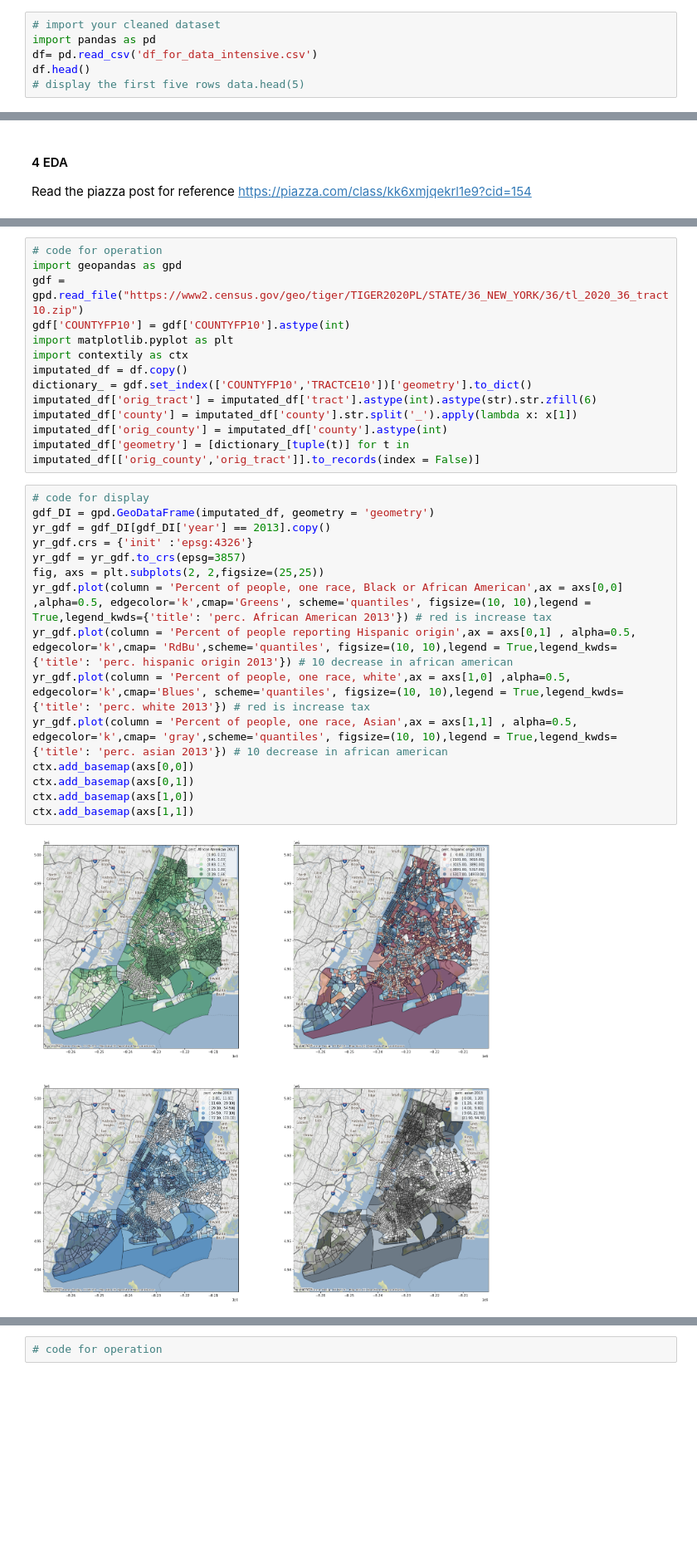
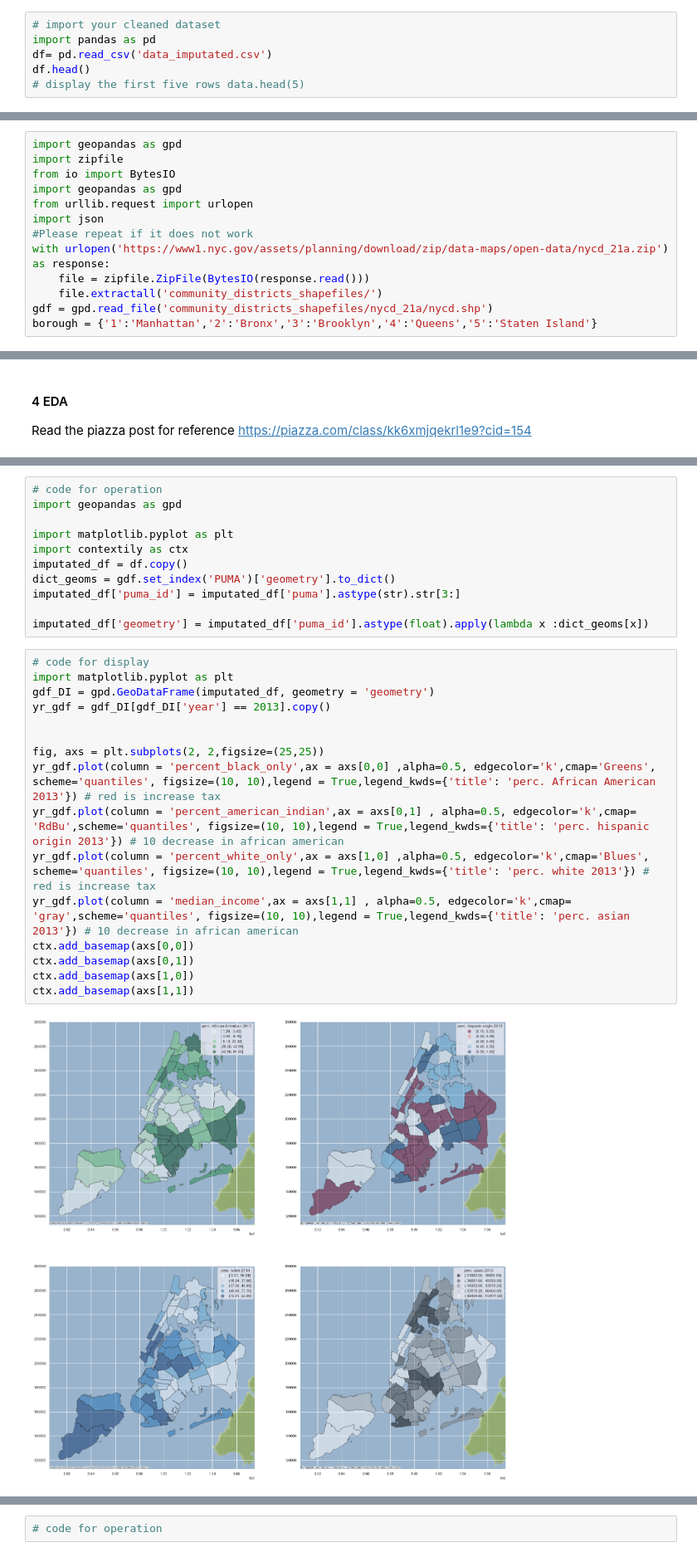
Before and after one commit to zemingzhang1/Data-Intensive, a Jupyter notebook: phase2.ipynb, the cells around one changed output, grey strips where cells are left out. Shown at 83% size. Saved outputs shown, nothing was run; the diff lists cells and outputs as text; blank space fills up the shorter version.

```diff
--- a/phase2.ipynb
+++ b/phase2.ipynb
@@ -19,7 +19,7 @@ Display the cleaned dataset after phase 1
 # %%
 # import your cleaned dataset
 import pandas as pd
-df= pd.read_csv('df_for_data_intensive.csv')
+df= pd.read_csv('data_imputated.csv')
 df.head()
 # display the first five rows data.head(5)
 # %% [output]
@@ -32,0 +33,13 @@ df.head()
+# %%
+import geopandas as gpd
+import zipfile
+from io import BytesIO
+import geopandas as gpd
+from urllib.request import urlopen
+import json
+#Please repeat if it does not work
+with urlopen('https://www1.nyc.gov/assets/planning/download/zip/data-maps/open-data/nycd_21a.zip') as response:
+    file = zipfile.ZipFile(BytesIO(response.read()))
+    file.extractall('community_districts_shapefiles/')
+gdf = gpd.read_file('community_districts_shapefiles/nycd_21a/nycd.shp')
+borough = {'1':'Manhattan','2':'Bronx','3':'Brooklyn','4':'Queens','5':'Staten Island'}
@@ -42,33 +130,32 @@ Read the piazza post for reference https://piazza.com/class/kk6xmjqekrl1e9?cid=1
 # %%
 # code for operation
 import geopandas as gpd
-gdf = gpd.read_file("https://www2.census.gov/geo/tiger/TIGER2020PL/STATE/36_NEW_YORK/36/tl_2020_36_tract10.zip")
-gdf['COUNTYFP10'] = gdf['COUNTYFP10'].astype(int)
+
 import matplotlib.pyplot as plt
 import contextily as ctx
 imputated_df = df.copy()
-dictionary_ = gdf.set_index(['COUNTYFP10','TRACTCE10'])['geometry'].to_dict()
-imputated_df['orig_tract'] = imputated_df['tract'].astype(int).astype(str).str.zfill(6)
-imputated_df['county'] = imputated_df['county'].str.split('_').apply(lambda x: x[1])
-imputated_df['orig_county'] = imputated_df['county'].astype(int)
-imputated_df['geometry'] = [dictionary_[tuple(t)] for t in imputated_df[['orig_county','orig_tract']].to_records(index = False)]
+dict_geoms = gdf.set_index('PUMA')['geometry'].to_dict()
+imputated_df['puma_id'] = imputated_df['puma'].astype(str).str[3:]
+
+imputated_df['geometry'] = imputated_df['puma_id'].astype(float).apply(lambda x :dict_geoms[x])
 # %%
 # code for display
+import matplotlib.pyplot as plt
 gdf_DI = gpd.GeoDataFrame(imputated_df, geometry = 'geometry')
 yr_gdf = gdf_DI[gdf_DI['year'] == 2013].copy()
-yr_gdf.crs = {'init' :'epsg:4326'}
-yr_gdf = yr_gdf.to_crs(epsg=3857)
+
+
 fig, axs = plt.subplots(2, 2,figsize=(25,25))
-yr_gdf.plot(column = 'Percent of people, one race, Black or African American',ax = axs[0,0] ,alpha=0.5, edgecolor='k',cmap='Greens', scheme='quantiles', figsize=(10, 10),legend = True,legend_kwds={'title': 'perc. African American 2013'}) # red is increase tax
-yr_gdf.plot(column = 'Percent of people reporting Hispanic origin',ax = axs[0,1] , alpha=0.5, edgecolor='k',cmap= 'RdBu',scheme='quantiles', figsize=(10, 10),legend = True,legend_kwds={'title': 'perc. hispanic origin 2013'}) # 10 decrease in african american
-yr_gdf.plot(column = 'Percent of people, one race, white',ax = axs[1,0] ,alpha=0.5, edgecolor='k',cmap='Blues', scheme='quantiles', figsize=(10, 10),legend = True,legend_kwds={'title': 'perc. white 2013'}) # red is increase tax
-yr_gdf.plot(column = 'Percent of people, one race, Asian',ax = axs[1,1] , alpha=0.5, edgecolor='k',cmap= 'gray',scheme='quantiles', figsize=(10, 10),legend = True,legend_kwds={'title': 'perc. asian 2013'}) # 10 decrease in african american
+yr_gdf.plot(column = 'percent_black_only',ax = axs[0,0] ,alpha=0.5, edgecolor='k',cmap='Greens', scheme='quantiles', figsize=(10, 10),legend = True,legend_kwds={'title': 'perc. African American 2013'}) # red is increase tax
+yr_gdf.plot(column = 'percent_american_indian',ax = axs[0,1] , alpha=0.5, edgecolor='k',cmap= 'RdBu',scheme='quantiles', figsize=(10, 10),legend = True,legend_kwds={'title': 'perc. hispanic origin 2013'}) # 10 decrease in african american
+yr_gdf.plot(column = 'percent_white_only',ax = axs[1,0] ,alpha=0.5, edgecolor='k',cmap='Blues', scheme='quantiles', figsize=(10, 10),legend = True,legend_kwds={'title': 'perc. white 2013'}) # red is increase tax
+yr_gdf.plot(column = 'median_income',ax = axs[1,1] , alpha=0.5, edgecolor='k',cmap= 'gray',scheme='quantiles', figsize=(10, 10),legend = True,legend_kwds={'title': 'perc. asian 2013'}) # 10 decrease in african american
 ctx.add_basemap(axs[0,0])
 ctx.add_basemap(axs[0,1])
 ctx.add_basemap(axs[1,0])
 ctx.add_basemap(axs[1,1])
 # %% [output]
-[figure, old version]
+[figure, new version]
 # %% [markdown]
 **4.2 Method 2**
 
```
Also changed, not shown: parts of 21 cells of this notebook, 8 other files.
